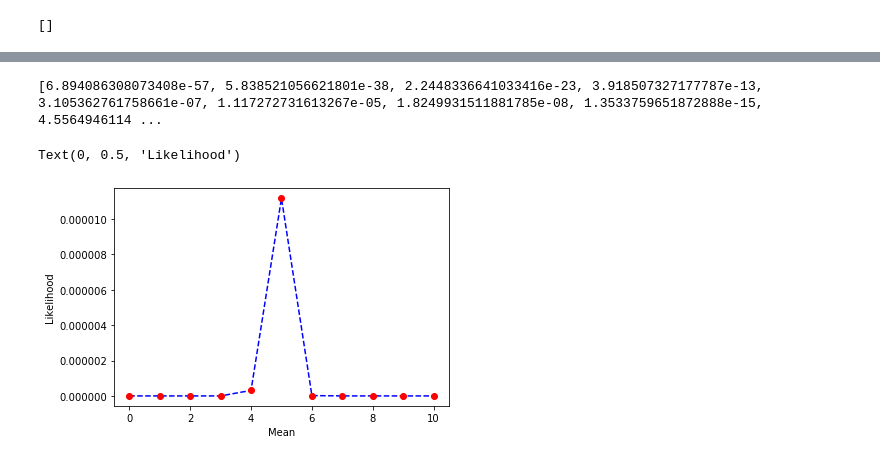
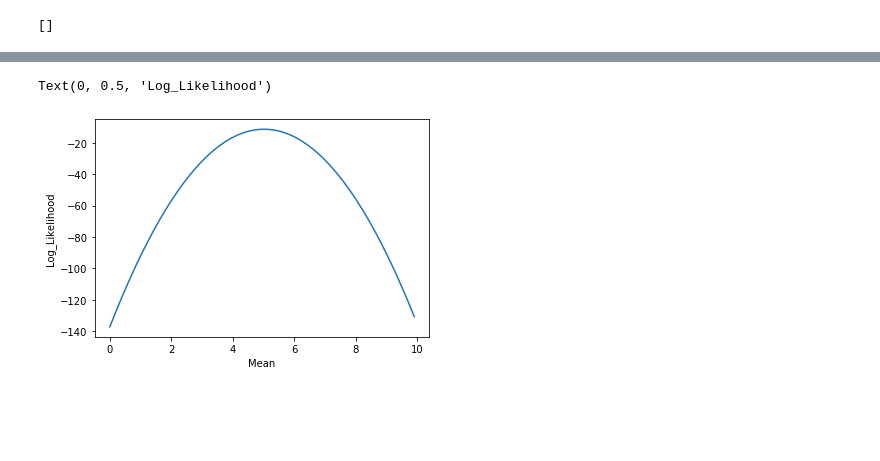
Before and after one commit to SufyanSN/Machine_Learning_Tutorials, a Jupyter notebook: Tutorial_1/tutorial_1.ipynb, the cells around one changed output, grey strips where cells are left out. Cells and saved outputs as stored; diff of their text form; code cells hidden in the pictures; blank space fills up the shorter version.

```diff
--- a/Tutorial_1/tutorial_1.ipynb
+++ b/Tutorial_1/tutorial_1.ipynb
@@ -134,13 +123,0 @@ plt.plot([0,1,2,3,4,5,6,7,8,9,10] , likelihood);
-# %%
-likelihood = []
-
-likelihood_for_various_mean(g[0],[0,1,2,3,4,5,6,7,8,9,10])
-
-plt.plot([0,1,2,3,4,5,6,7,8,9,10] , likelihood ,'b--');
-plt.plot([0,1,2,3,4,5,6,7,8,9,10] , likelihood ,'ro');
-plt.xlabel('Mean')
-plt.ylabel('Likelihood')
-# %% [output]
-[6.894086308073408e-57, 5.838521056621801e-38, 2.2448336641033416e-23, 3.918507327177787e-13, 3.105362761758661e-07, 1.117272731613267e-05, 1.8249931511881785e-08, 1.3533759651872888e-15, 4.5564946114 ...
-Text(0, 0.5, 'Likelihood')
-[figure, removed]
@@ -146,0 +126,7 @@ Text(0, 0.5, 'Likelihood')
+# %%
+plt.plot(np.arange(0,10,0.1) , likelihood);
+plt.xlabel('Mean')
+plt.ylabel('Log_Likelihood')
+# %% [output]
+Text(0, 0.5, 'Log_Likelihood')
+[figure, added]
```
Also changed, not shown: parts of 11 cells of this notebook, 1 other file.
